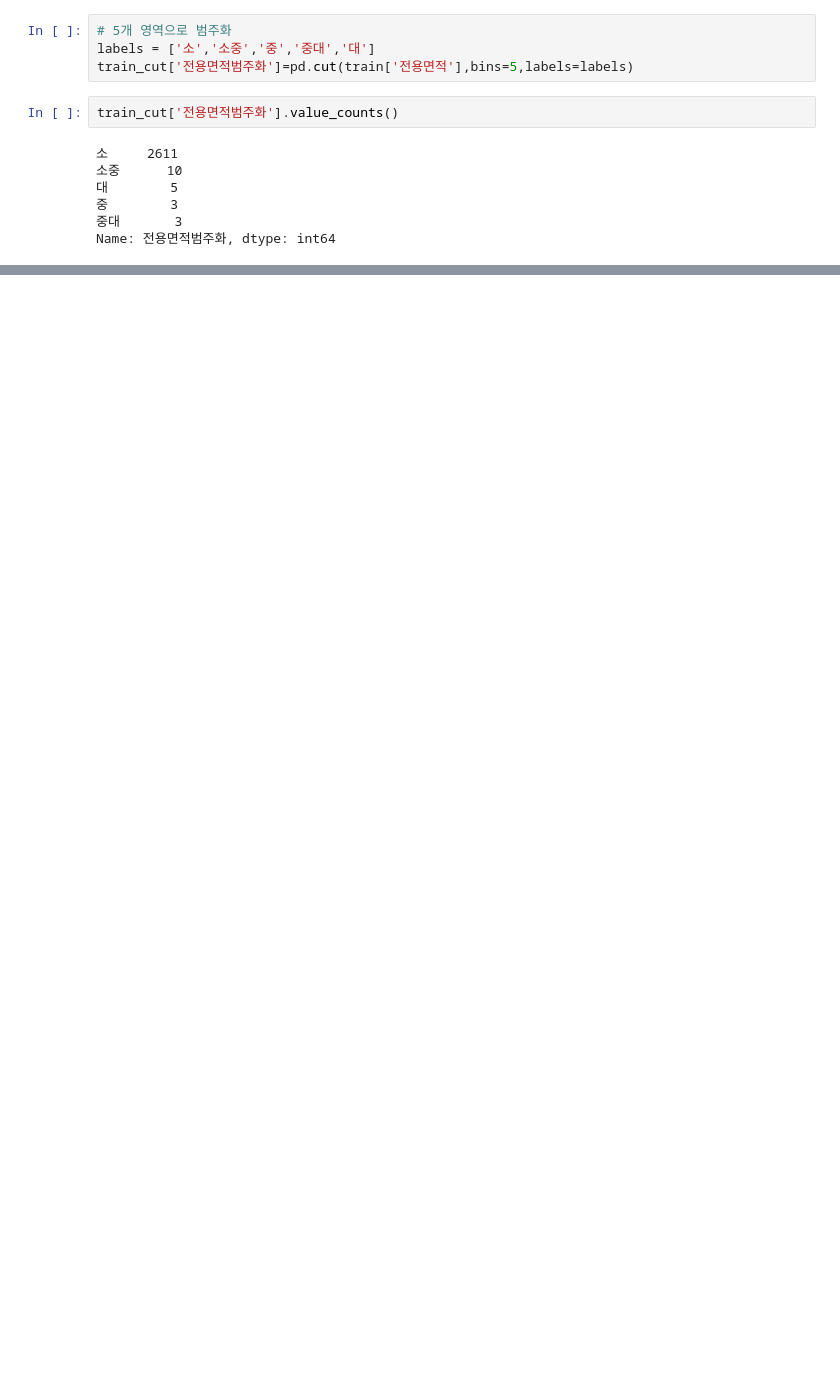
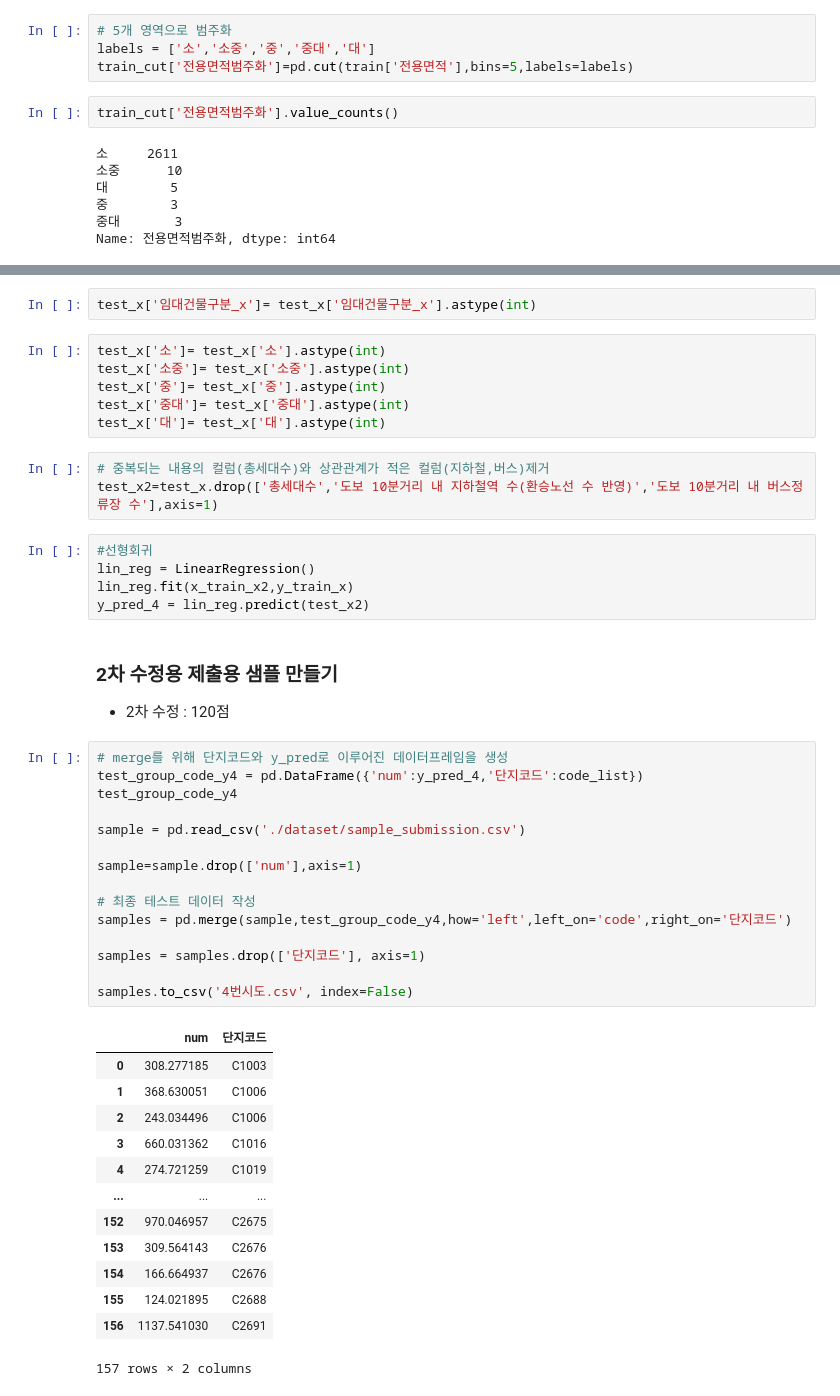
Before and after one commit to kkkkyoung/parking_project, a Jupyter notebook: 주차수요 예측.ipynb, the cells around one changed output, grey strips where cells are left out. Drawn from its saved outputs; the diff is of its cells as text; blank space fills up the shorter version.

```diff
--- a/주차수요 예측.ipynb
+++ b/주차수요 예측.ipynb
@@ -1821,0 +1829,49 @@ np.mean(-score)
+# %%
+test_x['임대건물구분_x']= test_x['임대건물구분_x'].astype(int)
+# %%
+test_x['소']= test_x['소'].astype(int)
+test_x['소중']= test_x['소중'].astype(int)
+test_x['중']= test_x['중'].astype(int)
+test_x['중대']= test_x['중대'].astype(int)
+test_x['대']= test_x['대'].astype(int)
+# %%
+# 중복되는 내용의 컬럼(총세대수)와 상관관계가 적은 컬럼(지하철,버스)제거
+test_x2=test_x.drop(['총세대수','도보 10분거리 내 지하철역 수(환승노선 수 반영)','도보 10분거리 내 버스정류장 수'],axis=1)
+# %%
+#선형회귀
+lin_reg = LinearRegression()
+lin_reg.fit(x_train_x2,y_train_x)
+y_pred_4 = lin_reg.predict(test_x2)
+# %% [markdown]
+### 2차 수정용 제출용 샘플 만들기
+
+- 2차 수정 : 120점
+# %%
+# merge를 위해 단지코드와 y_pred로 이루어진 데이터프레임을 생성
+test_group_code_y4 = pd.DataFrame({'num':y_pred_4,'단지코드':code_list})
+test_group_code_y4
+
+sample = pd.read_csv('./dataset/sample_submission.csv')
+
+sample=sample.drop(['num'],axis=1)
+
+# 최종 테스트 데이터 작성
+samples = pd.merge(sample,test_group_code_y4,how='left',left_on='code',right_on='단지코드')
+
+samples = samples.drop(['단지코드'], axis=1)
+
+samples.to_csv('4번시도.csv', index=False)
+# %% [output]
+|  | num | 단지코드 |
+| 0 | 308.277185 | C1003 |
+| 1 | 368.630051 | C1006 |
+| 2 | 243.034496 | C1006 |
+| 3 | 660.031362 | C1016 |
+| 4 | 274.721259 | C1019 |
+| ... | ... | ... |
+| 152 | 970.046957 | C2675 |
+| 153 | 309.564143 | C2676 |
+| 154 | 166.664937 | C2676 |
+| 155 | 124.021895 | C2688 |
+| 156 | 1137.541030 | C2691 |
+157 rows × 2 columns
```
Also changed, not shown: parts of 69 cells of this notebook.
